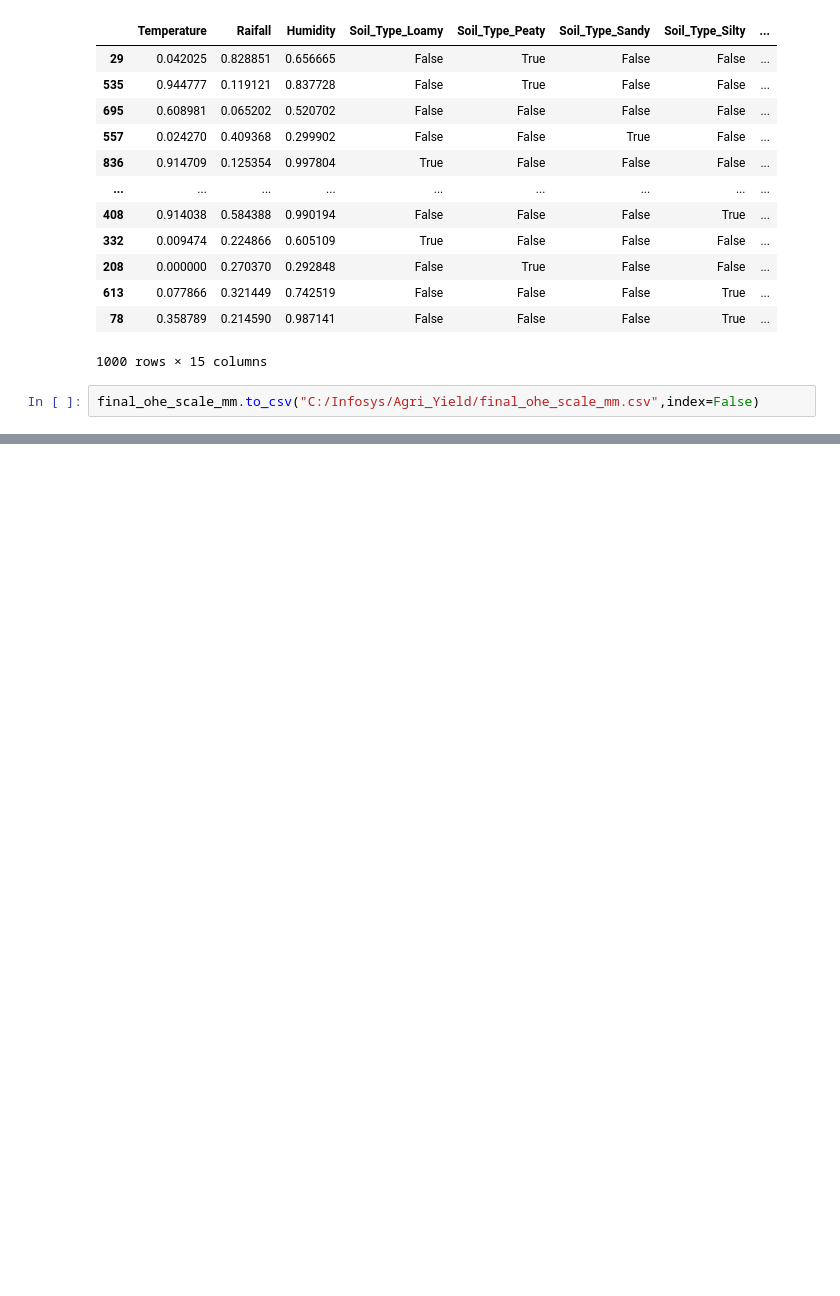
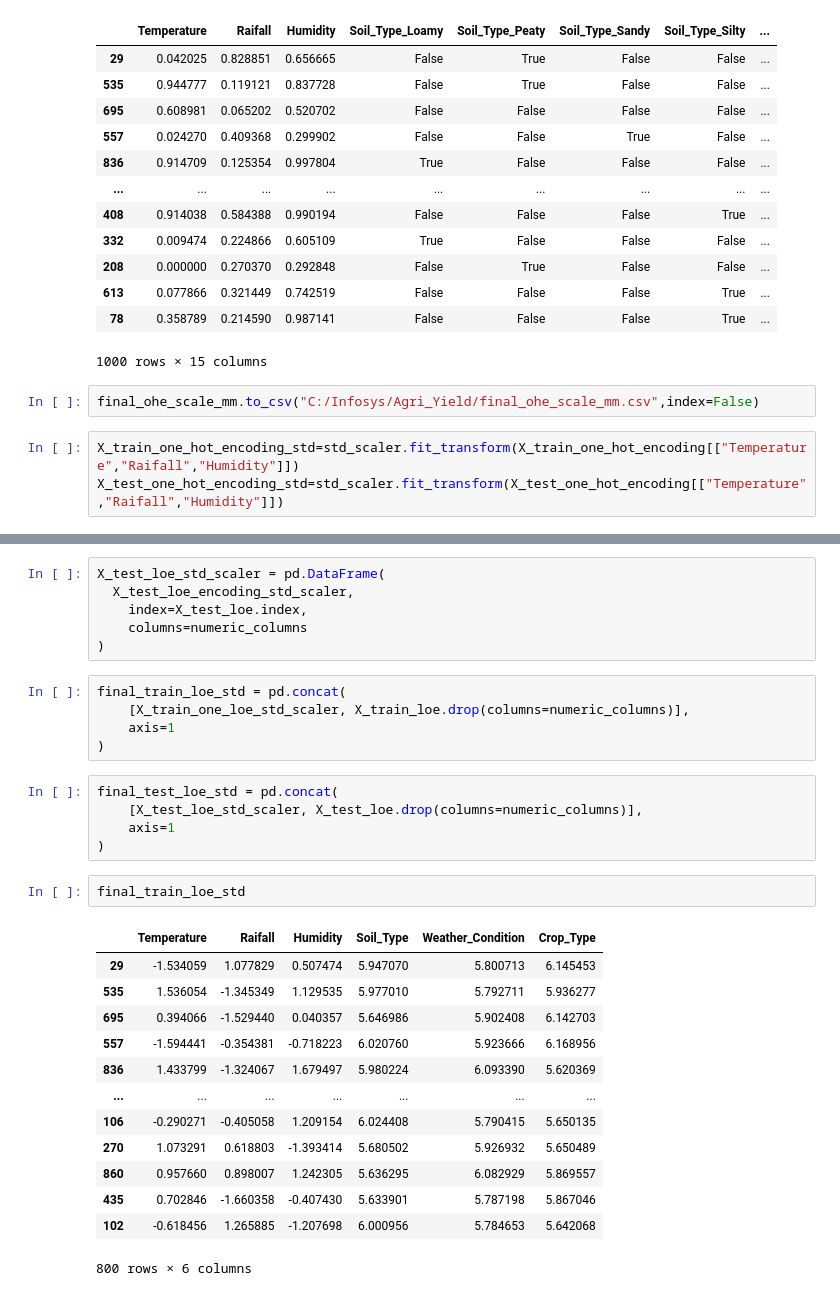
Before and after one commit to kruthikakkamgari/AgriYield_Predictor, a Jupyter notebook: preproessiong.ipynb, the cells around one changed output, grey strips where cells are left out. Cells and saved outputs as stored; diff of their text form; blank space fills up the shorter version.

```diff
--- a/preproessiong.ipynb
+++ b/preproessiong.ipynb
@@ -491,3 +491,6 @@ final_ohe_scale_mm
 1000 rows × 15 columns
 # %%
 final_ohe_scale_mm.to_csv("C:/Infosys/Agri_Yield/final_ohe_scale_mm.csv",index=False)
+# %%
+X_train_one_hot_encoding_std=std_scaler.fit_transform(X_train_one_hot_encoding[["Temperature","Raifall","Humidity"]])
+X_test_one_hot_encoding_std=std_scaler.fit_transform(X_test_one_hot_encoding[["Temperature","Raifall","Humidity"]])
@@ -525,0 +569,32 @@ df_load.iloc[795:805]
+# %%
+X_test_loe_std_scaler = pd.DataFrame(
+  X_test_loe_encoding_std_scaler,
+    index=X_test_loe.index,
+    columns=numeric_columns
+)
+# %%
+final_train_loe_std = pd.concat(
+    [X_train_one_loe_std_scaler, X_train_loe.drop(columns=numeric_columns)],
+    axis=1
+)
+# %%
+final_test_loe_std = pd.concat(
+    [X_test_loe_std_scaler, X_test_loe.drop(columns=numeric_columns)],
+    axis=1
+)
+# %%
+final_train_loe_std
+# %% [output]
+|  | Temperature | Raifall | Humidity | Soil_Type | Weather_Condition | Crop_Type |
+| 29 | -1.534059 | 1.077829 | 0.507474 | 5.947070 | 5.800713 | 6.145453 |
+| 535 | 1.536054 | -1.345349 | 1.129535 | 5.977010 | 5.792711 | 5.936277 |
+| 695 | 0.394066 | -1.529440 | 0.040357 | 5.646986 | 5.902408 | 6.142703 |
+| 557 | -1.594441 | -0.354381 | -0.718223 | 6.020760 | 5.923666 | 6.168956 |
+| 836 | 1.433799 | -1.324067 | 1.679497 | 5.980224 | 6.093390 | 5.620369 |
+| ... | ... | ... | ... | ... | ... | ... |
+| 106 | -0.290271 | -0.405058 | 1.209154 | 6.024408 | 5.790415 | 5.650135 |
+| 270 | 1.073291 | 0.618803 | -1.393414 | 5.680502 | 5.926932 | 5.650489 |
+| 860 | 0.957660 | 0.898007 | 1.242305 | 5.636295 | 6.082929 | 5.869557 |
+| 435 | 0.702846 | -1.660358 | -0.407430 | 5.633901 | 5.787198 | 5.867046 |
+| 102 | -0.618456 | 1.265885 | -1.207698 | 6.000956 | 5.784653 | 5.642068 |
+800 rows × 6 columns
```
Also changed, not shown: parts of 29 cells of this notebook, 3 other files.
